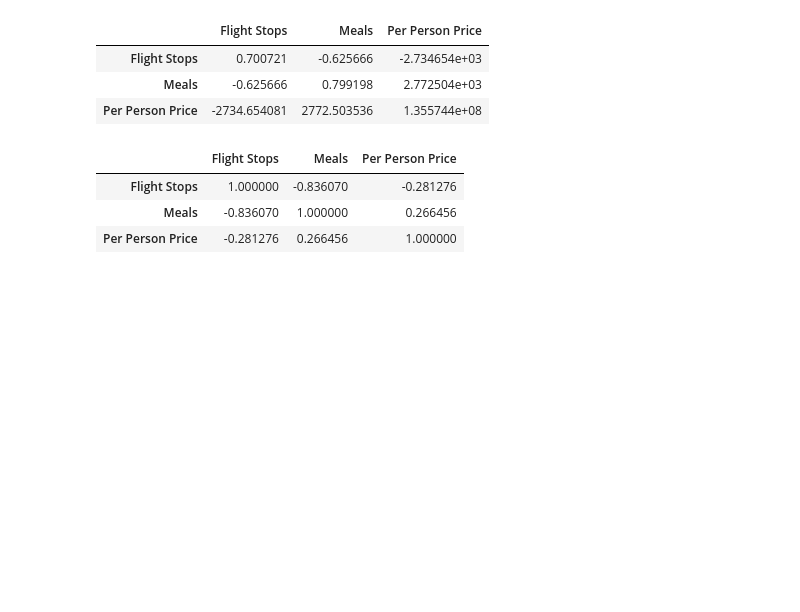
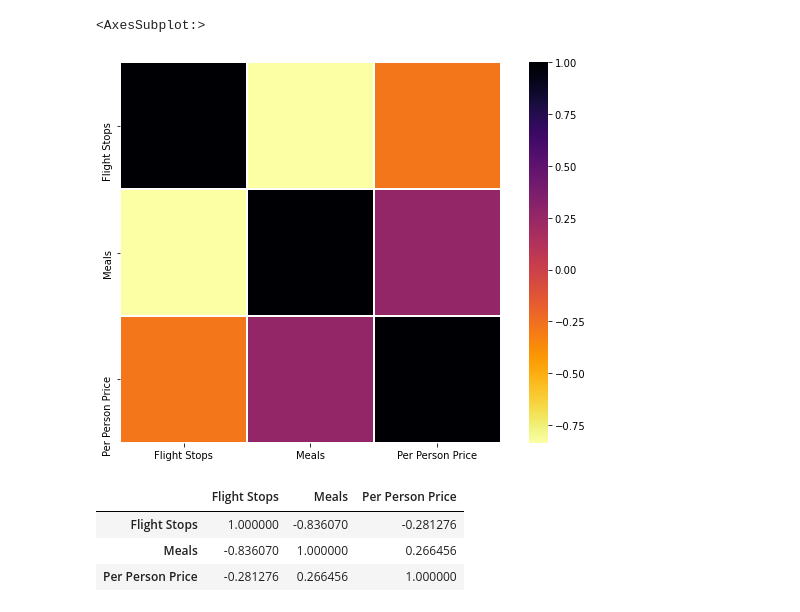
Before and after one commit to thunderock/machine_hack, a Jupyter notebook: price_prediction/data analysis and imputations.ipynb, the cells around one changed output. Drawn from its saved outputs; the diff is of its cells as text; code cells hidden in the pictures; blank space fills up the shorter version.

```diff
--- a/price_prediction/data analysis and imputations.ipynb
+++ b/price_prediction/data analysis and imputations.ipynb
@@ -14,8 +14,9 @@ import collections
 train_file = "Train.csv"
 test_file = "Test.csv"
 # %%
-df = pd.read_csv(train_file)
-tdf = pd.read_csv(test_file)
+df = pd.read_csv(train_file, parse_dates=['Travel Date'])
+tdf = pd.read_csv(test_file, parse_dates=['Travel Date'])
 tdf['Per Person Price'] = np.NaN
 
 df = pd.concat([df, tdf])
+df
@@ -22,10 +37,10 @@ df = pd.concat([df, tdf])
 # %%
-df.cov()
+c = df.corr()
+plt.figure(figsize=(10,7))
+sns.heatmap(c, vmax=1,linewidths=.5,cmap="inferno_r",square=True)
 # %% [output]
-|  | Flight Stops | Meals | Per Person Price |
-| Flight Stops | 0.700721 | -0.625666 | -2.734654e+03 |
-| Meals | -0.625666 | 0.799198 | 2.772504e+03 |
-| Per Person Price | -2734.654081 | 2772.503536 | 1.355744e+08 |
+<AxesSubplot:>
+[figure, added]
 # %%
 df.corr(method ='pearson')
 # %% [output]
```
Also changed, not shown: parts of 15 cells of this notebook, 2 other files.
